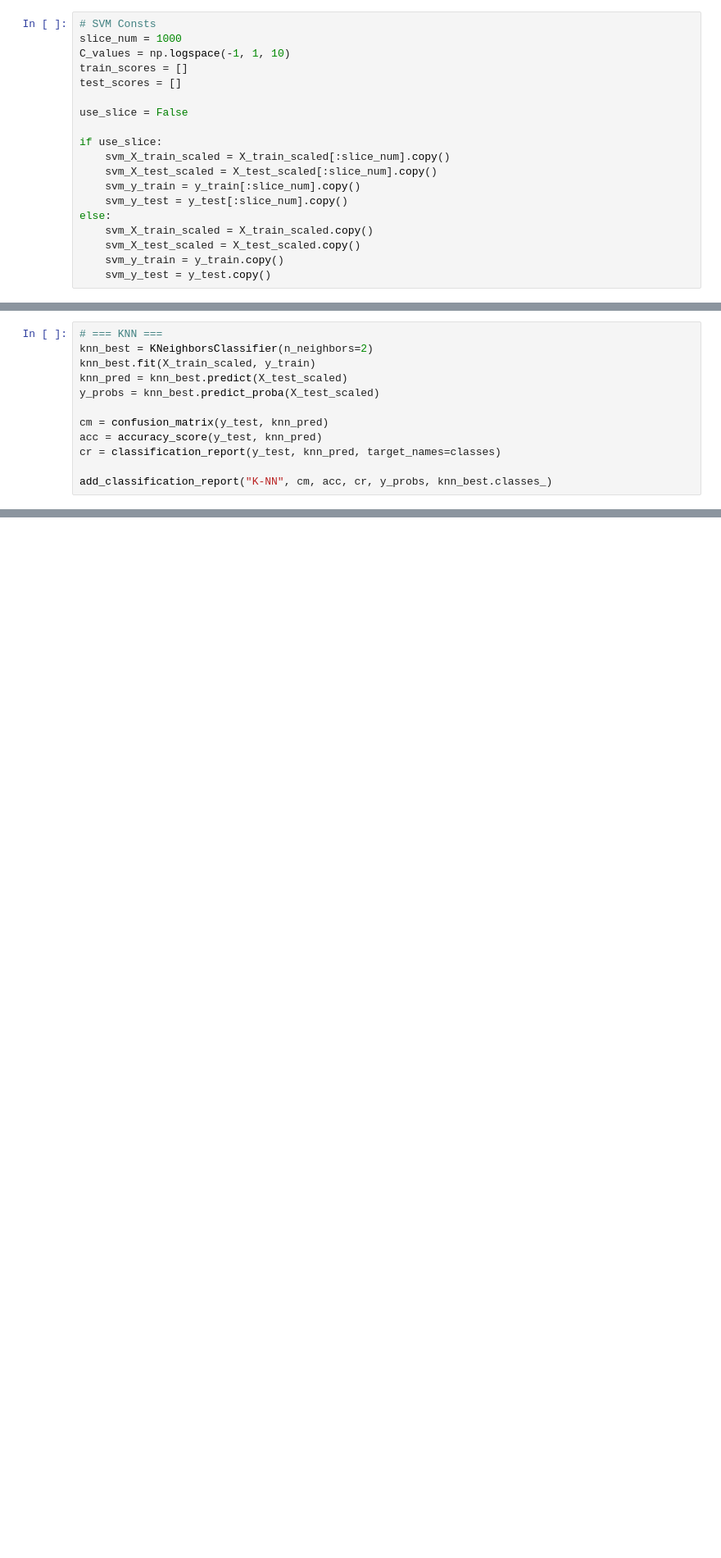
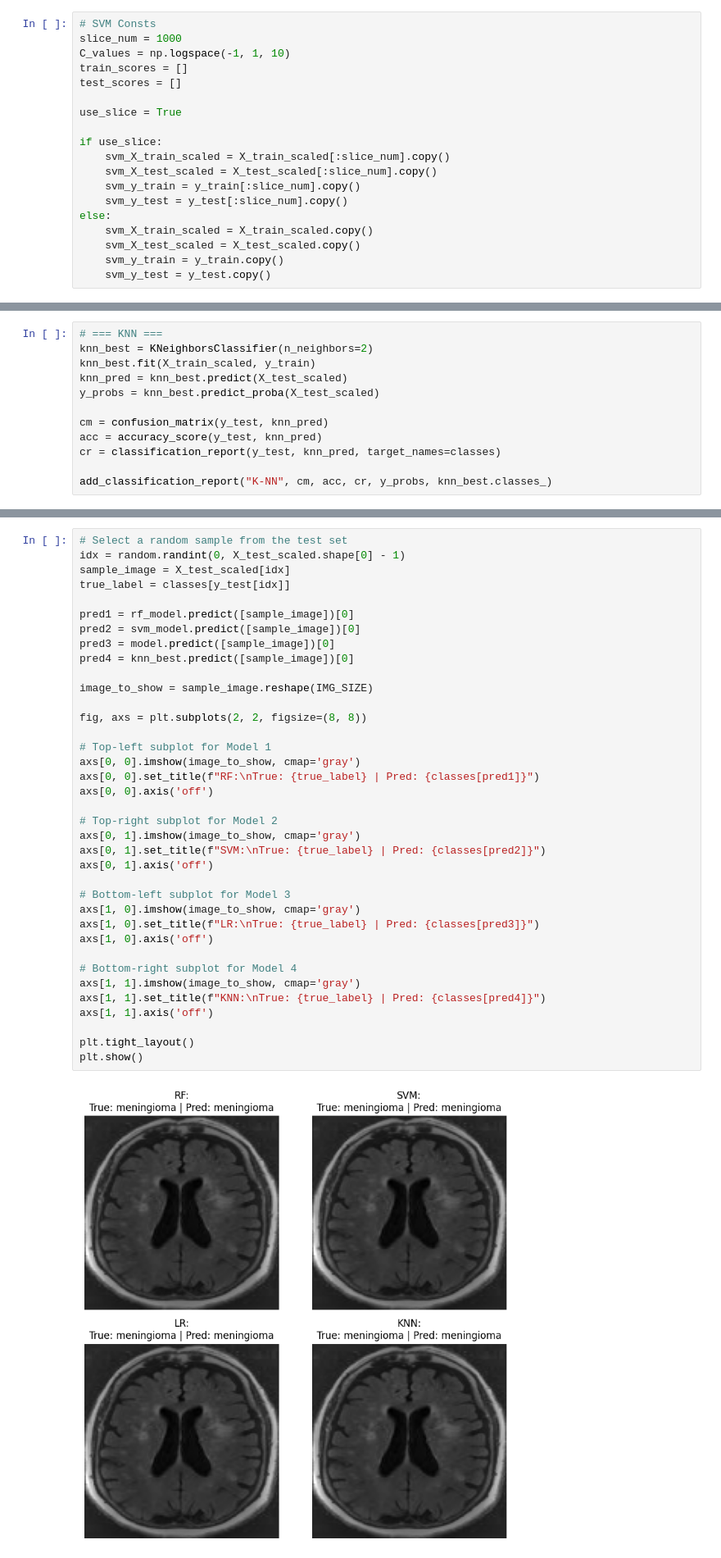
Before and after one commit to JamesScottCode/brain-tumor-detection, a Jupyter notebook: models.ipynb, the cells around one changed output, grey strips where cells are left out. Shown at 82% size. Cells and saved outputs as stored; diff of their text form; blank space fills up the shorter version.

```diff
--- a/models.ipynb
+++ b/models.ipynb
@@ -421,7 +464,7 @@ C_values = np.logspace(-1, 1, 10)
 train_scores = []
 test_scores = []
 
-use_slice = False
+use_slice = True
 
 if use_slice:
     svm_X_train_scaled = X_train_scaled[:slice_num].copy()
@@ -507,0 +644,39 @@ display_classification_reports(True)
+# %%
+# Select a random sample from the test set
+idx = random.randint(0, X_test_scaled.shape[0] - 1)
+sample_image = X_test_scaled[idx]
+true_label = classes[y_test[idx]]
+
+pred1 = rf_model.predict([sample_image])[0]
+pred2 = svm_model.predict([sample_image])[0]
+pred3 = model.predict([sample_image])[0]
+pred4 = knn_best.predict([sample_image])[0]
+
+image_to_show = sample_image.reshape(IMG_SIZE)
+
+fig, axs = plt.subplots(2, 2, figsize=(8, 8))
+
+# Top-left subplot for Model 1
+axs[0, 0].imshow(image_to_show, cmap='gray')
+axs[0, 0].set_title(f"RF:\nTrue: {true_label} | Pred: {classes[pred1]}")
+axs[0, 0].axis('off')
+
+# Top-right subplot for Model 2
+axs[0, 1].imshow(image_to_show, cmap='gray')
+axs[0, 1].set_title(f"SVM:\nTrue: {true_label} | Pred: {classes[pred2]}")
+axs[0, 1].axis('off')
+
+# Bottom-left subplot for Model 3
+axs[1, 0].imshow(image_to_show, cmap='gray')
+axs[1, 0].set_title(f"LR:\nTrue: {true_label} | Pred: {classes[pred3]}")
+axs[1, 0].axis('off')
+
+# Bottom-right subplot for Model 4
+axs[1, 1].imshow(image_to_show, cmap='gray')
+axs[1, 1].set_title(f"KNN:\nTrue: {true_label} | Pred: {classes[pred4]}")
+axs[1, 1].axis('off')
+
+plt.tight_layout()
+plt.show()
+# %% [output]
+[figure, added]
```
Also changed, not shown: parts of 12 cells of this notebook.
